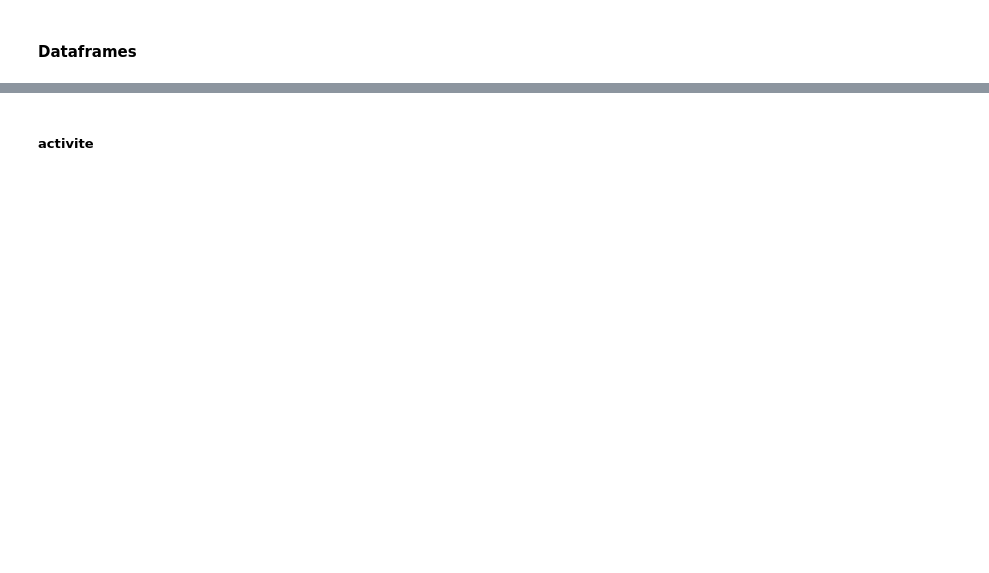
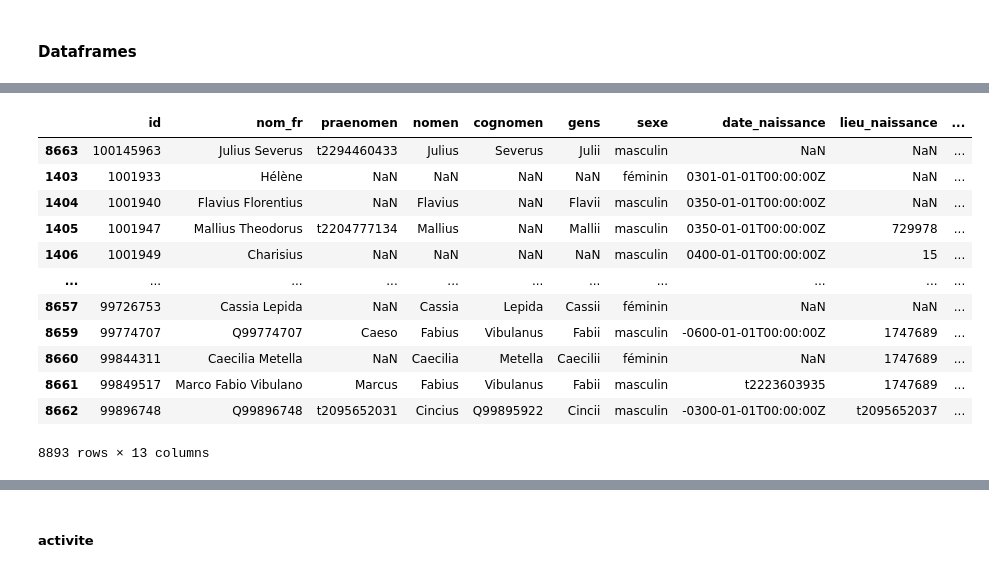
Before and after one commit to phil3in/ProjetSPQR, a Jupyter notebook: TestBDD.ipynb, the cells around one changed output, grey strips where cells are left out. Drawn from its saved outputs; the diff is of its cells as text; code cells hidden in the pictures; blank space fills up the shorter version.

```diff
--- a/TestBDD.ipynb
+++ b/TestBDD.ipynb
@@ -150,4 +206,16 @@ import re
-# %%
-df_personne['date_mort'] = df_personne.date_mort.str.replace('^t..........', 'NaN', case=True, regex=True)
-# %%
-df_personne['date_mort'] = df_personne.date_mort.str.replace('^t..........', 'NaN', case=True, regex=True)
+# %%
+df_personne.sort_values("id")
+# %% [output]
+|  | id | nom_fr | praenomen | nomen | cognomen | gens | sexe | date_naissance | lieu_naissance | ... |
+| 8663 | 100145963 | Julius Severus | t2294460433 | Julius | Severus | Julii | masculin | NaN | NaN | ... |
+| 1403 | 1001933 | Hélène | NaN | NaN | NaN | NaN | féminin | 0301-01-01T00:00:00Z | NaN | ... |
+| 1404 | 1001940 | Flavius Florentius | NaN | Flavius | NaN | Flavii | masculin | 0350-01-01T00:00:00Z | NaN | ... |
+| 1405 | 1001947 | Mallius Theodorus | t2204777134 | Mallius | NaN | Mallii | masculin | 0350-01-01T00:00:00Z | 729978 | ... |
+| 1406 | 1001949 | Charisius | NaN | NaN | NaN | NaN | masculin | 0400-01-01T00:00:00Z | 15 | ... |
+| ... | ... | ... | ... | ... | ... | ... | ... | ... | ... | ... |
+| 8657 | 99726753 | Cassia Lepida | NaN | Cassia | Lepida | Cassii | féminin | NaN | NaN | ... |
+| 8659 | 99774707 | Q99774707 | Caeso | Fabius | Vibulanus | Fabii | masculin | -0600-01-01T00:00:00Z | 1747689 | ... |
+| 8660 | 99844311 | Caecilia Metella | NaN | Caecilia | Metella | Caecilii | féminin | NaN | 1747689 | ... |
+| 8661 | 99849517 | Marco Fabio Vibulano | Marcus | Fabius | Vibulanus | Fabii | masculin | t2223603935 | 1747689 | ... |
+| 8662 | 99896748 | Q99896748 | t2095652031 | Cincius | Q99895922 | Cincii | masculin | -0300-01-01T00:00:00Z | t2095652037 | ... |
+8893 rows × 13 columns
```
Also changed, not shown: parts of 39 cells of this notebook, 1 other file.
